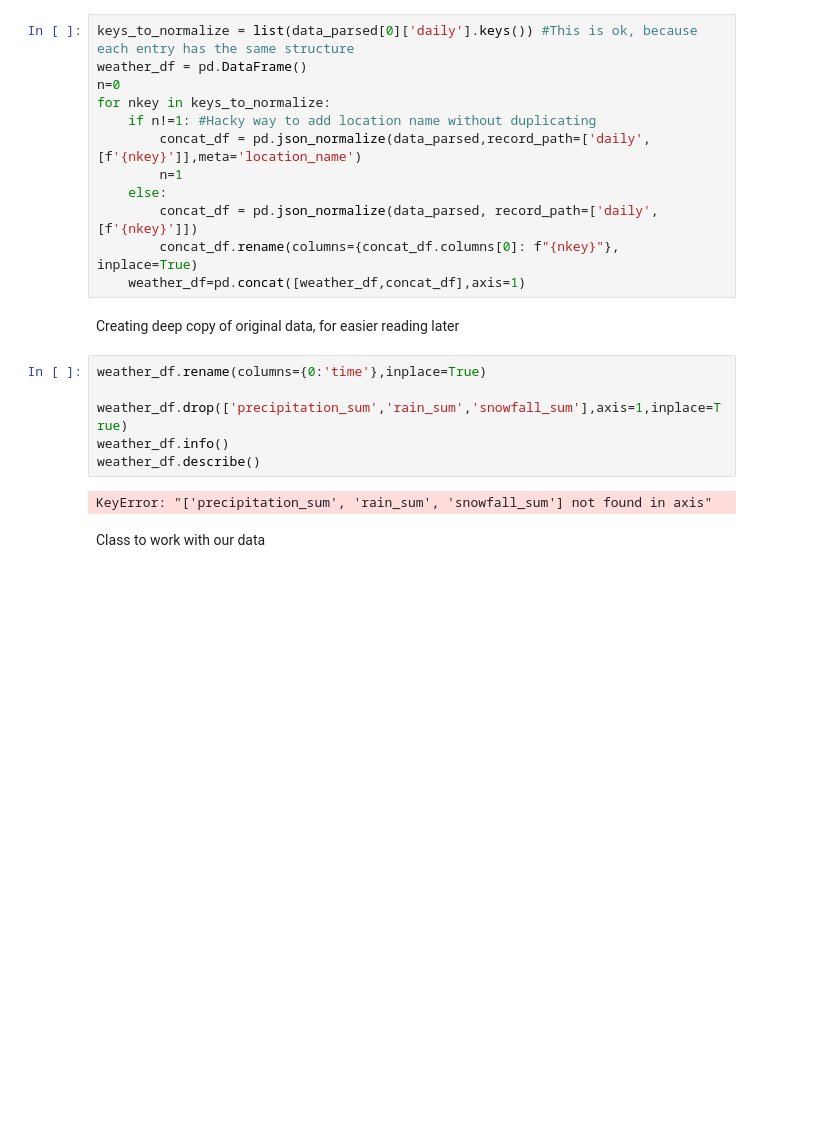
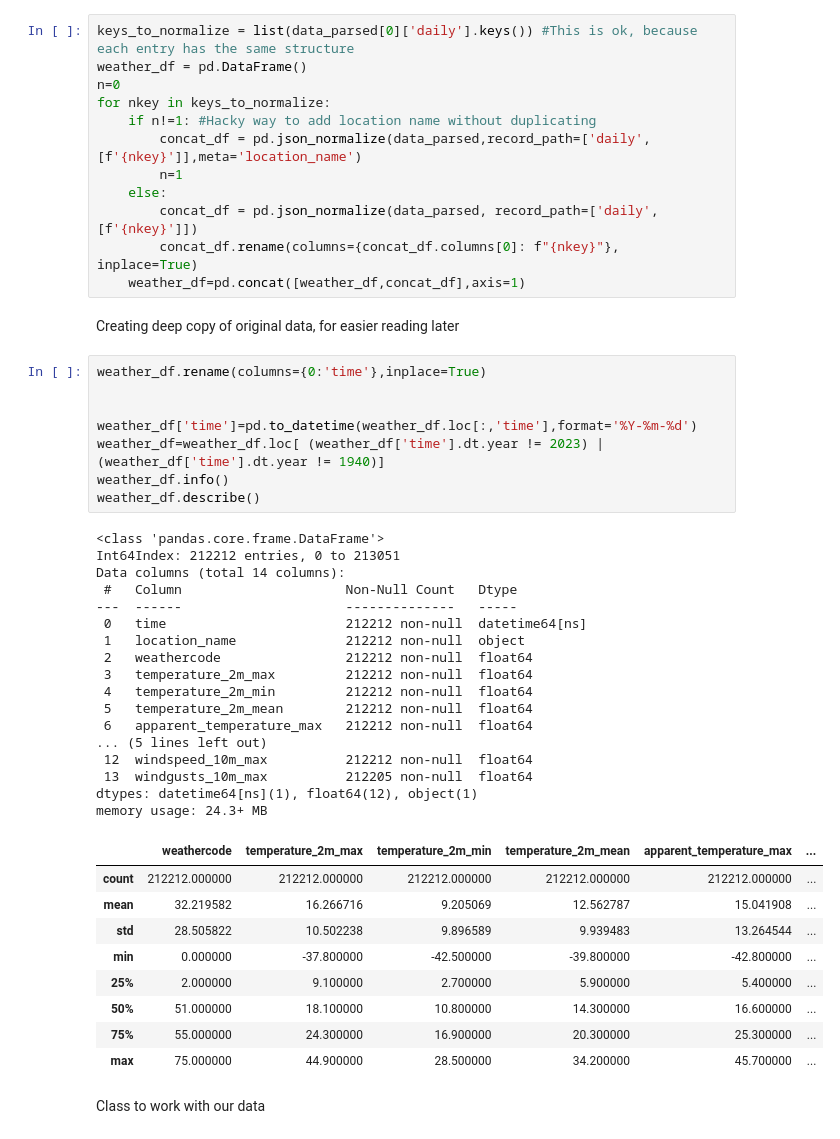
Before and after one commit to IPopovSci/Weather_Anomaly_Detection, a Jupyter notebook: weather-anomaly-detection.ipynb, the cells around one changed output. Cells and saved outputs as stored; diff of their text form; blank space fills up the shorter version.

```diff
--- a/weather-anomaly-detection.ipynb
+++ b/weather-anomaly-detection.ipynb
@@ -93,13 +82,40 @@ for nkey in keys_to_normalize:
     weather_df=pd.concat([weather_df,concat_df],axis=1)
 # %% [markdown]
 Creating deep copy of original data, for easier reading later
-# %%
-weather_df.rename(columns={0:'time'},inplace=True)
-
-weather_df.drop(['precipitation_sum','rain_sum','snowfall_sum'],axis=1,inplace=True)
-weather_df.info()
-weather_df.describe()
-# %% [output]
-KeyError: "['precipitation_sum', 'rain_sum', 'snowfall_sum'] not found in axis"
+# %%
+weather_df.rename(columns={0:'time'},inplace=True)
+
+
+weather_df['time']=pd.to_datetime(weather_df.loc[:,'time'],format='%Y-%m-%d')
+weather_df=weather_df.loc[ (weather_df['time'].dt.year != 2023) | (weather_df['time'].dt.year != 1940)]
+weather_df.info()
+weather_df.describe()
+# %% [output]
+<class 'pandas.core.frame.DataFrame'>
+Int64Index: 212212 entries, 0 to 213051
+Data columns (total 14 columns):
+ #   Column                     Non-Null Count   Dtype
+---  ------                     --------------   -----
+ 0   time                       212212 non-null  datetime64[ns]
+ 1   location_name              212212 non-null  object
+ 2   weathercode                212212 non-null  float64
+ 3   temperature_2m_max         212212 non-null  float64
+ 4   temperature_2m_min         212212 non-null  float64
+ 5   temperature_2m_mean        212212 non-null  float64
+ 6   apparent_temperature_max   212212 non-null  float64
+... (5 lines left out)
+ 12  windspeed_10m_max          212212 non-null  float64
+ 13  windgusts_10m_max          212205 non-null  float64
+dtypes: datetime64[ns](1), float64(12), object(1)
+memory usage: 24.3+ MB
+|  | weathercode | temperature_2m_max | temperature_2m_min | temperature_2m_mean | apparent_temperature_max | ... |
+| count | 212212.000000 | 212212.000000 | 212212.000000 | 212212.000000 | 212212.000000 | ... |
+| mean | 32.219582 | 16.266716 | 9.205069 | 12.562787 | 15.041908 | ... |
+| std | 28.505822 | 10.502238 | 9.896589 | 9.939483 | 13.264544 | ... |
+| min | 0.000000 | -37.800000 | -42.500000 | -39.800000 | -42.800000 | ... |
+| 25% | 2.000000 | 9.100000 | 2.700000 | 5.900000 | 5.400000 | ... |
+| 50% | 51.000000 | 18.100000 | 10.800000 | 14.300000 | 16.600000 | ... |
+| 75% | 55.000000 | 24.300000 | 16.900000 | 20.300000 | 25.300000 | ... |
+| max | 75.000000 | 44.900000 | 28.500000 | 34.200000 | 45.700000 | ... |
 # %% [markdown]
 Class to work with our data
```
Also changed, not shown: parts of 22 cells of this notebook, 14 other files.
